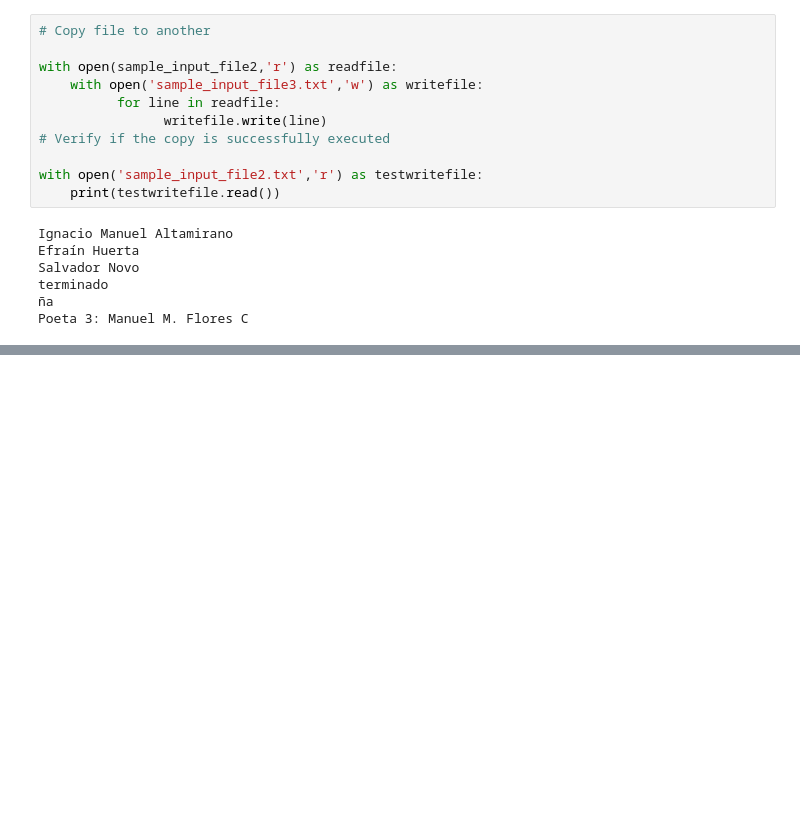
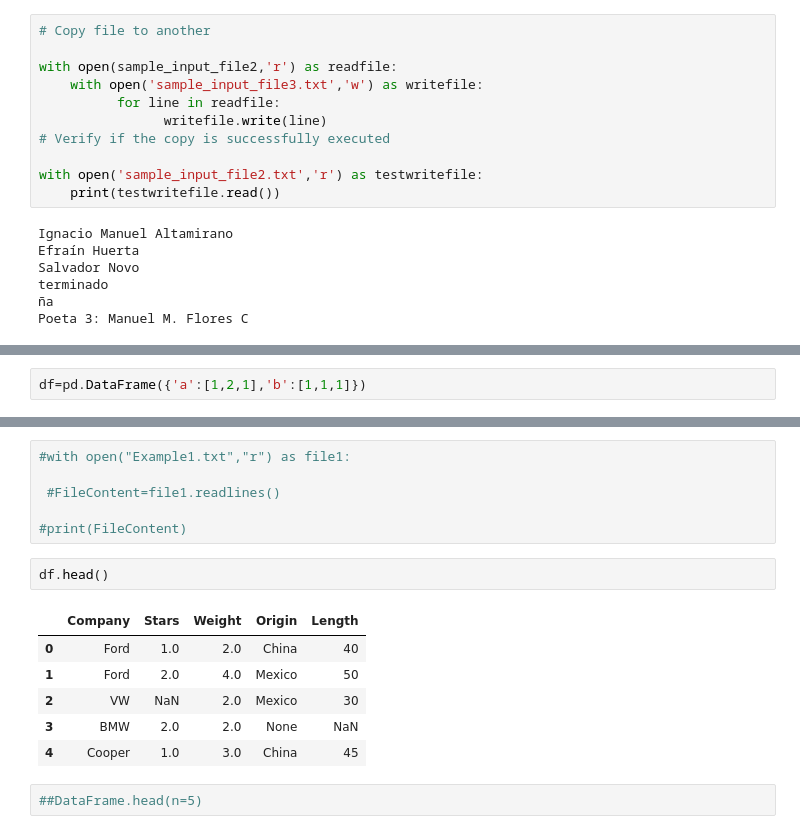
Before and after one commit to PosgradoMNA/actividades-de-aprendizaje-DalinaV, a Jupyter notebook: Modulo4_DalinaAideeVillaOcelotl.ipynb, the cells around one changed output, grey strips where cells are left out. Cells and saved outputs as stored; diff of their text form; blank space fills up the shorter version.

```diff
--- a/Modulo4_DalinaAideeVillaOcelotl.ipynb
+++ b/Modulo4_DalinaAideeVillaOcelotl.ipynb
@@ -136,0 +185,2 @@ Poeta 3: Manuel M. Flores C
+# %%
+df=pd.DataFrame({'a':[1,2,1],'b':[1,1,1]})
@@ -136,0 +198,17 @@ Poeta 3: Manuel M. Flores C
+# %%
+#with open("Example1.txt","r") as file1:
+
+ #FileContent=file1.readlines()
+
+#print(FileContent)
+# %%
+df.head()
+# %% [output]
+|  | Company | Stars | Weight | Origin | Length |
+| 0 | Ford | 1.0 | 2.0 | China | 40 |
+| 1 | Ford | 2.0 | 4.0 | Mexico | 50 |
+| 2 | VW | NaN | 2.0 | Mexico | 30 |
+| 3 | BMW | 2.0 | 2.0 | None | NaN |
+| 4 | Cooper | 1.0 | 3.0 | China | 45 |
+# %%
+##DataFrame.head(n=5)
```
Also changed, not shown: parts of 13 cells of this notebook.
